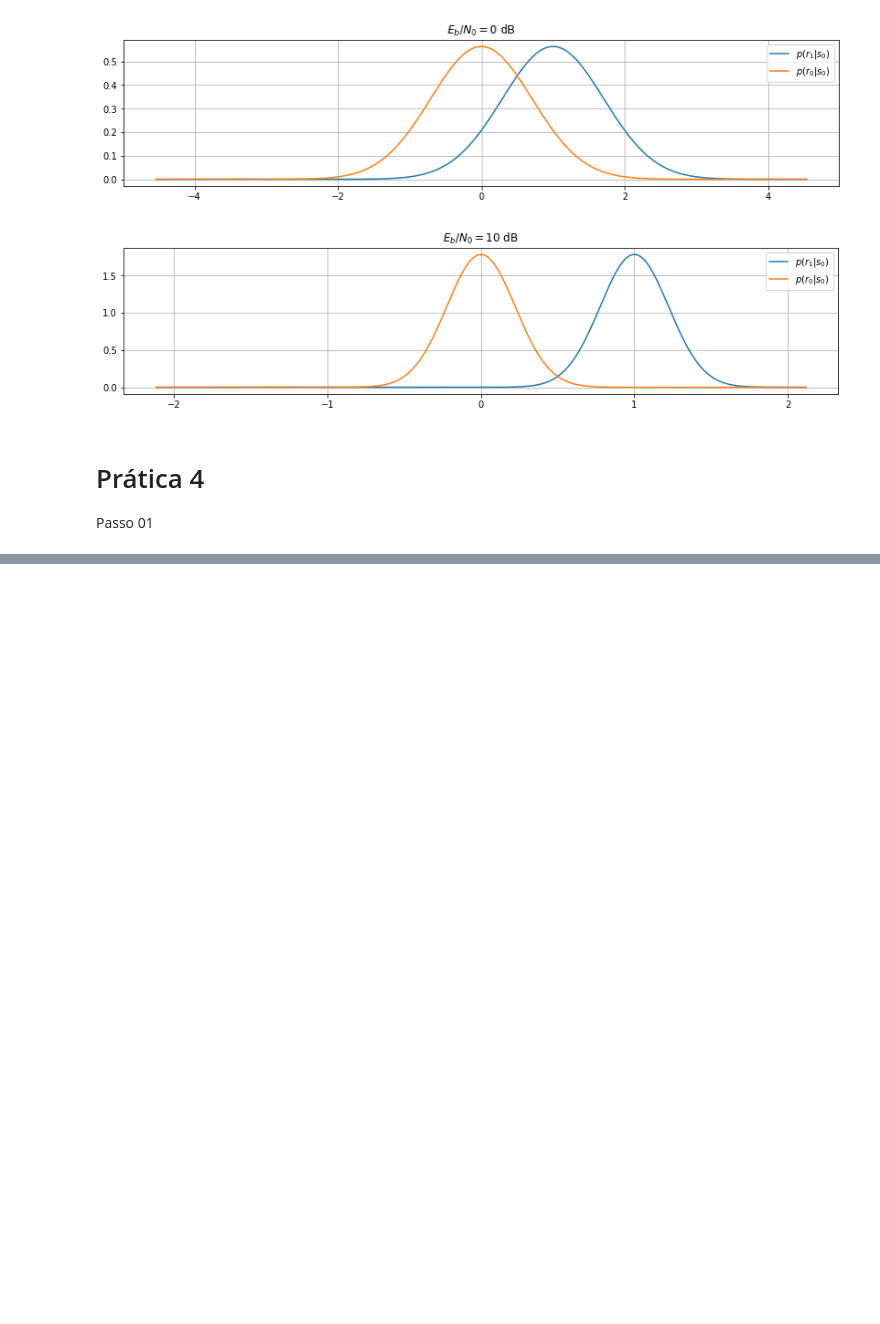
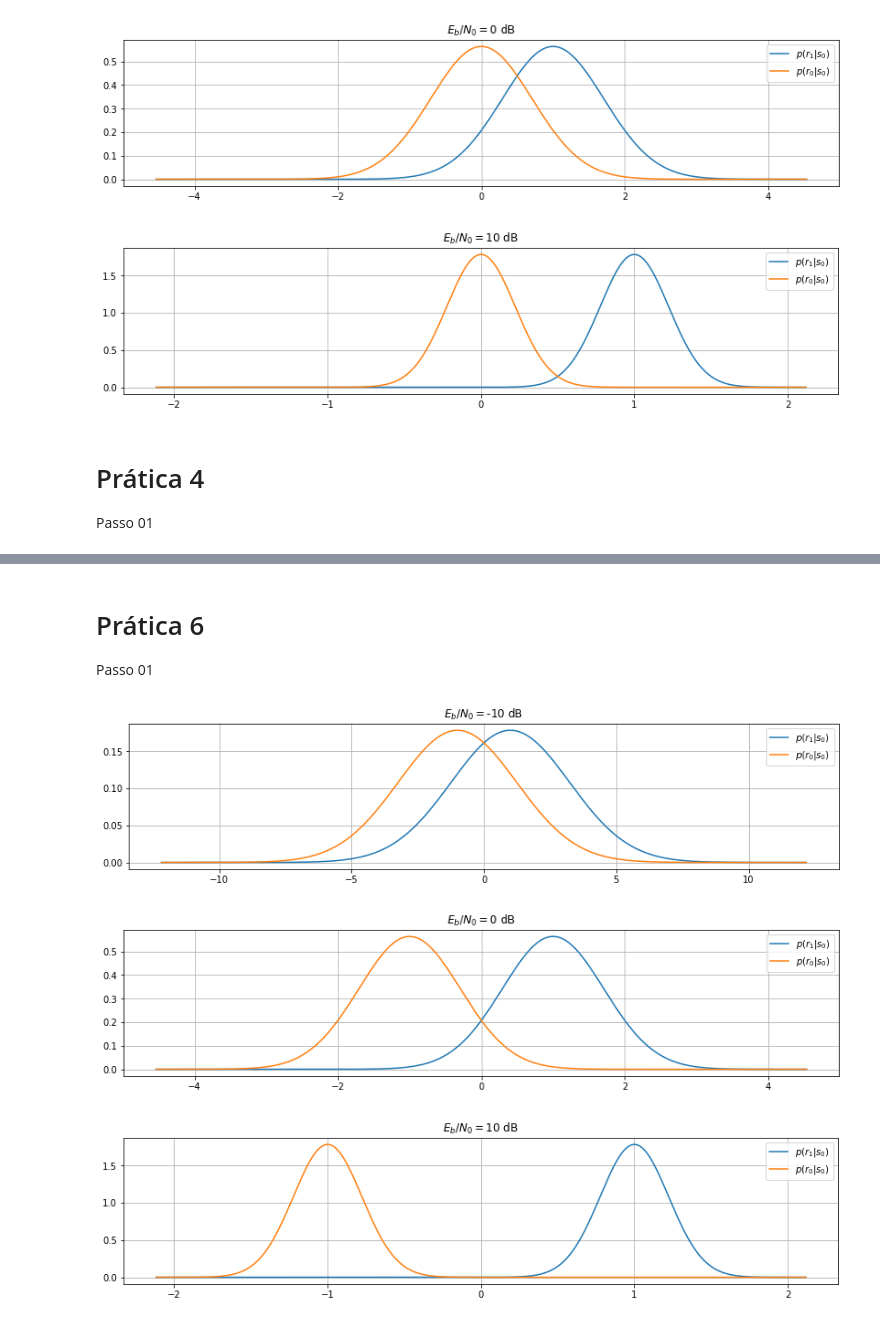
Before and after one commit to victordcsilva/DCO2004_Lab_Prototipagem, a Jupyter notebook: H09/Entrega_h09.ipynb, the cells around one changed output, grey strips where cells are left out. Drawn from its saved outputs; the diff is of its cells as text; code cells hidden in the pictures; blank space fills up the shorter version.

```diff
--- a/H09/Entrega_h09.ipynb
+++ b/H09/Entrega_h09.ipynb
@@ -270,0 +314,32 @@ TypeError: 'int' object is not subscriptable
+# %% [markdown]
+# Prática 6
+Passo 01
+# %%
+from scipy.stats import norm
+from math import sqrt
+Eb=1
+Er0=Eb
+Er1=-Eb
+vtEbN0_dB=[-10, 0, 10]
+vtEbN0=[0, 0, 0]
+vtVar=[0, 0, 0]
+for il in range(0, len(vtEbN0_dB)):
+    vtEbN0[il]=10**(vtEbN0_dB[il]/10)
+    vtVar[il]=Eb*Eb/vtEbN0[il]/2
+
+for ik in range(0,len(vtEbN0_dB)):
+    dstd=sqrt(vtVar[ik])
+    x=np.arange(-5*dstd-Eb,5*dstd+Eb,0.001)
+    vtr_0=norm.pdf(x,Er0,dstd)
+    vtr_1=norm.pdf(x,Er1,dstd)
+    plt.figure(1,[14,10])
+    plt.subplot(len(vtEbN0_dB),1,ik+1)
+    plt.plot(x,vtr_0,x,vtr_1)
+    plt.title('$E_b/N_0 =$'+str(vtEbN0_dB[ik])+' dB')
+    plt.legend(['$p(r_{1}|s_0)$ ','$p(r_{0}|s_0)$'])
+    plt.grid()
+    plt.show()
+# %% [output]
+[figure, added]
+[figure, added]
+[figure, added]
```
Also changed, not shown: parts of 8 cells of this notebook.
